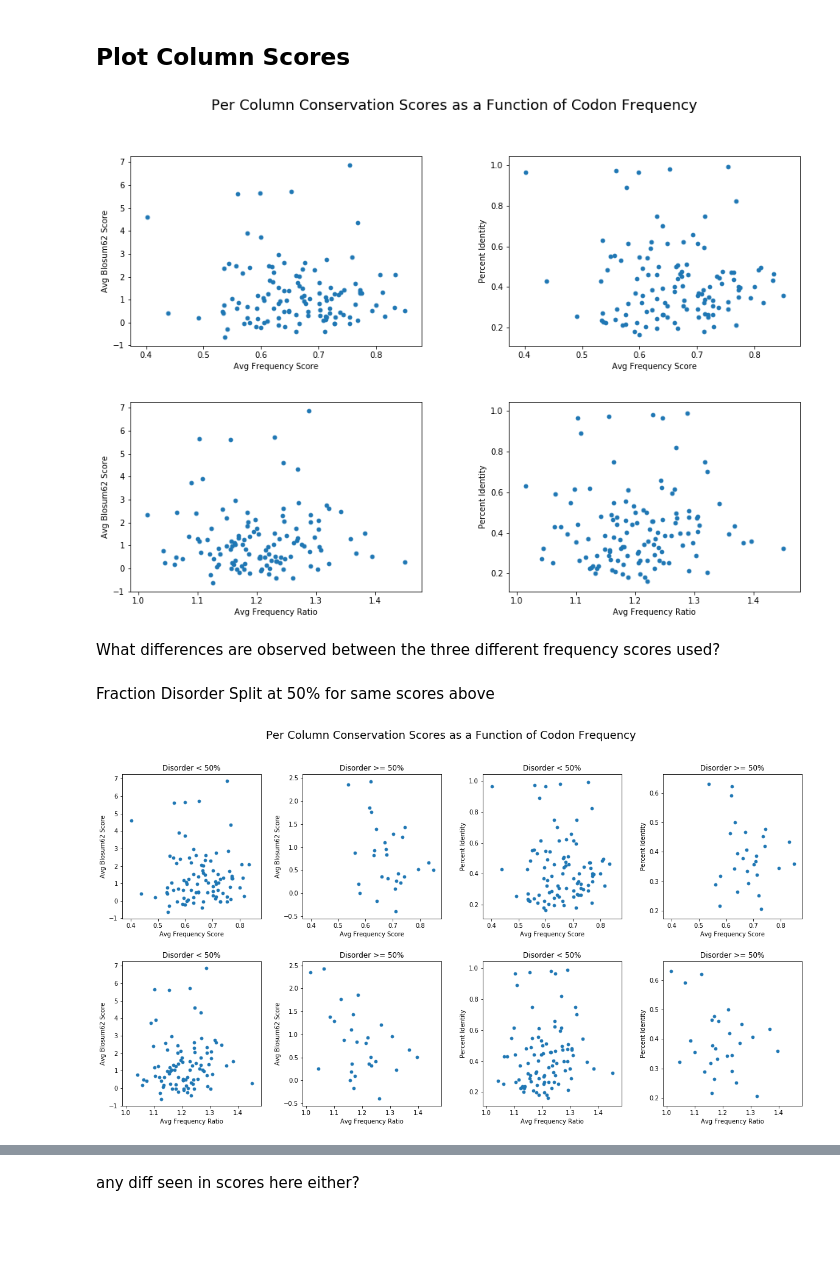
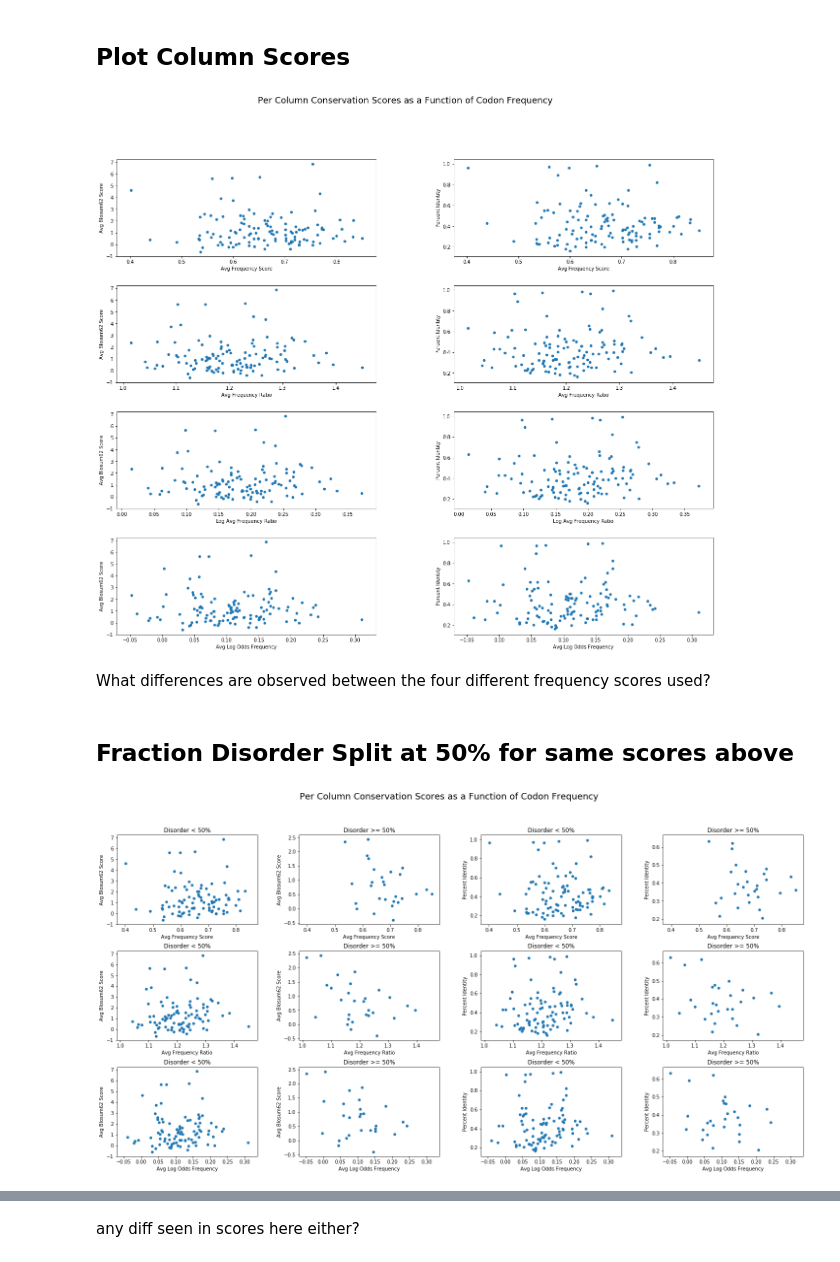
Before and after one commit to Fritos121/Codon-Usage-IDRs, a Jupyter notebook: plot_columns_P0A850.ipynb, the cells around one changed output, grey strips where cells are left out. Saved outputs shown, nothing was run; the diff lists cells and outputs as text; code cells hidden in the pictures; blank space fills up the shorter version.

Commit message:
added functions to clean up. added new score plots

```diff
--- a/plot_columns_P0A850.ipynb
+++ b/plot_columns_P0A850.ipynb
@@ -7,7 +7,7 @@ from matplotlib import pyplot as plt
 import pandas as pd
 import numpy as np
 
-in_fh = r"D:\Orthologs\Ortholog_Codon_Dist\PTHR30560\P0A850_ortholog_msa_scores.data"
+in_fh = r"D:\Orthologs\Ortholog_Codon_Dist\PTHR30560\P0A850_ortholog_msa_scores2.data"
 
 df = pd.read_csv(in_fh)
 # %%
@@ -75,35 +87,49 @@ df_clean.plot.scatter('Percent Identity', 'Avg Blosum62 Score', title='Per Colum
 ## Plot Column Scores
 # %%
 # each array is a row; figsize=(width,height)
-fig, ([ax1,ax2], [ax3,ax4]) = plt.subplots(2, 2, sharex='row', figsize=(15,10), subplot_kw={'xlabel':"Avg Frequency Score"})
+fig, ([ax1,ax2], [ax3,ax4], [ax5,ax6], [ax7,ax8]) = plt.subplots(4, 2, sharex='row', figsize=(22,18),
+                                                                 subplot_kw={'xlabel':"Avg Frequency Score"})
+
 fig.suptitle("Per Column Conservation Scores as a Function of Codon Frequency", fontsize=18)
 
 
 ax1.scatter(df_clean['Avg Frequency Score'], df_clean['Avg Blosum62 Score'], s=22)
 ax1.set_ylabel('Avg Blosum62 Score')
 
 ax2.scatter(df_clean['Avg Frequency Score'], df_clean['Percent Identity'], s=22)
 ax2.set_ylabel('Percent Identity')
 
 ax3.scatter(df_clean['Avg Frequency Ratio'], df_clean['Avg Blosum62 Score'], s=22)
 ax3.set(xlabel='Avg Frequency Ratio', ylabel='Avg Blosum62 Score')
 
 ax4.scatter(df_clean['Avg Frequency Ratio'], df_clean['Percent Identity'], s=22)
 ax4.set(xlabel='Avg Frequency Ratio', ylabel='Percent Identity')
 
+ax5.scatter(df_clean['Log Avg Frequency Ratio'], df_clean['Avg Blosum62 Score'], s=22)
+ax5.set(xlabel='Log Avg Frequency Ratio', ylabel='Avg Blosum62 Score')
+
+ax6.scatter(df_clean['Log Avg Frequency Ratio'], df_clean['Percent Identity'], s=22)
+ax6.set(xlabel='Log Avg Frequency Ratio', ylabel='Percent Identity')
+
+ax7.scatter(df_clean['Avg Log Odds Frequency'], df_clean['Avg Blosum62 Score'], s=22)
+ax7.set(xlabel='Avg Log Odds Frequency', ylabel='Avg Blosum62 Score')
+
+ax8.scatter(df_clean['Avg Log Odds Frequency'], df_clean['Percent Identity'], s=22)
+ax8.set(xlabel='Avg Log Odds Frequency', ylabel='Percent Identity')
+
 fig.subplots_adjust(hspace=0.3, wspace=0.3);
 # %% [output]
-[figure, old version]
+[figure, new version]
 # %% [markdown]
-What differences are observed between the three different frequency scores used?
+What differences are observed between the four different frequency scores used?
 # %% [markdown]
-Fraction Disorder Split at 50% for same scores above
+## Fraction Disorder Split at 50% for same scores above
 # %%
 # make 2 subplots share yaxis? get all blossum share and all pecent id share?
 df_clean_dis1 = df_clean[df_clean['Fraction Disordered'] < 0.5]
 df_clean_dis2 = df_clean[df_clean['Fraction Disordered'] >= 0.5]
 
-fig, ([ax1,ax2,ax3,ax4], [ax5,ax6,ax7,ax8]) = plt.subplots(2, 4, sharex='row', figsize=(20,10),
+fig, ([ax1,ax2,ax3,ax4], [ax5,ax6,ax7,ax8], [ax9,ax10,ax11,ax12]) = plt.subplots(3, 4, sharex='row', figsize=(25,12),
                                                            subplot_kw={'xlabel':"Avg Frequency Score"})
 fig.suptitle("Per Column Conservation Scores as a Function of Codon Frequency", fontsize=18)
 
@@ -137,8 +163,20 @@ ax8.scatter(df_clean_dis2['Avg Frequency Ratio'], df_clean_dis2['Percent Identit
 ax8.set(xlabel='Avg Frequency Ratio', ylabel='Percent Identity', title='Disorder >= 50%')
 
 
-# log odds here
+# avg log odds freq
+ax9.scatter(df_clean_dis1['Avg Log Odds Frequency'], df_clean_dis1['Avg Blosum62 Score'], s=22)
+ax9.set(xlabel="Avg Log Odds Frequency", ylabel='Avg Blosum62 Score', title='Disorder < 50%')
 
-fig.subplots_adjust(hspace=0.3, wspace=0.3)
+ax10.scatter(df_clean_dis2['Avg Log Odds Frequency'], df_clean_dis2['Avg Blosum62 Score'], s=22)
+ax10.set(xlabel="Avg Log Odds Frequency", ylabel='Avg Blosum62 Score', title='Disorder >= 50%')
+
+
+ax11.scatter(df_clean_dis1['Avg Log Odds Frequency'], df_clean_dis1['Percent Identity'], s=22)
+ax11.set(xlabel="Avg Log Odds Frequency", ylabel='Percent Identity', title='Disorder < 50%')
+
+ax12.scatter(df_clean_dis2['Avg Log Odds Frequency'], df_clean_dis2['Percent Identity'], s=22)
+ax12.set(xlabel="Avg Log Odds Frequency", ylabel='Percent Identity', title='Disorder >= 50%')
+
+fig.subplots_adjust(hspace=0.3, wspace=0.3);
 # %% [output]
-[figure, old version]
+[figure, new version]
```
Also changed, not shown: parts of 43 cells of this notebook.
